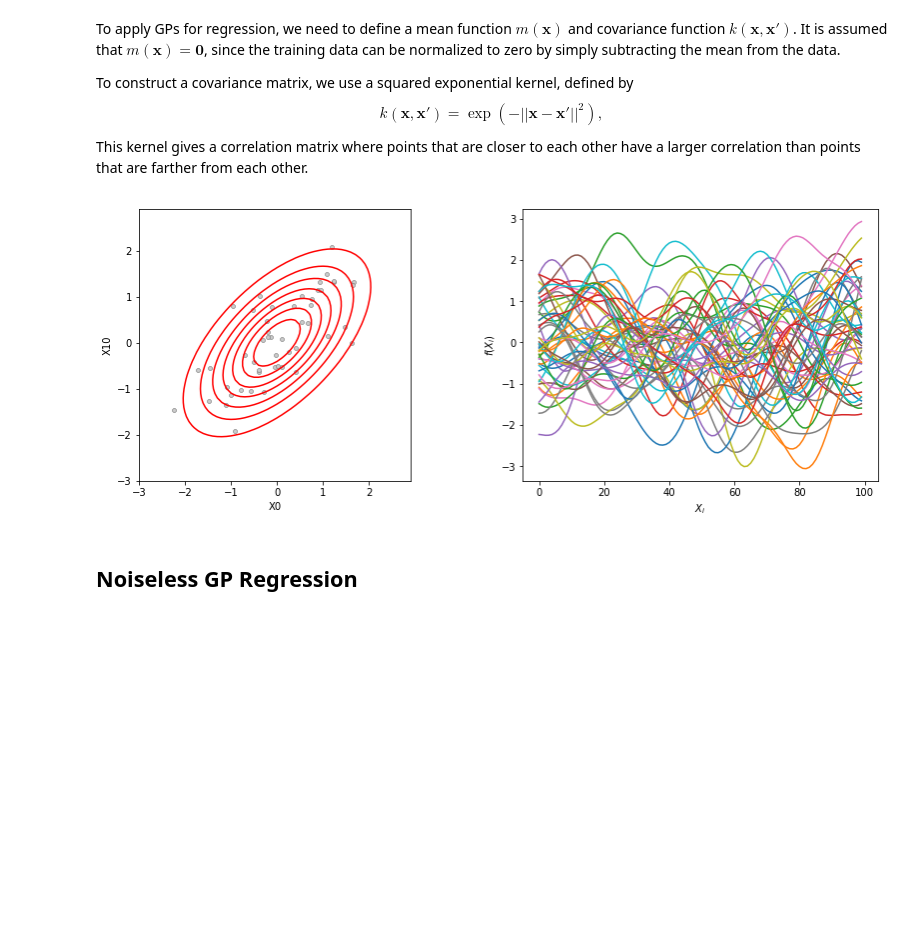
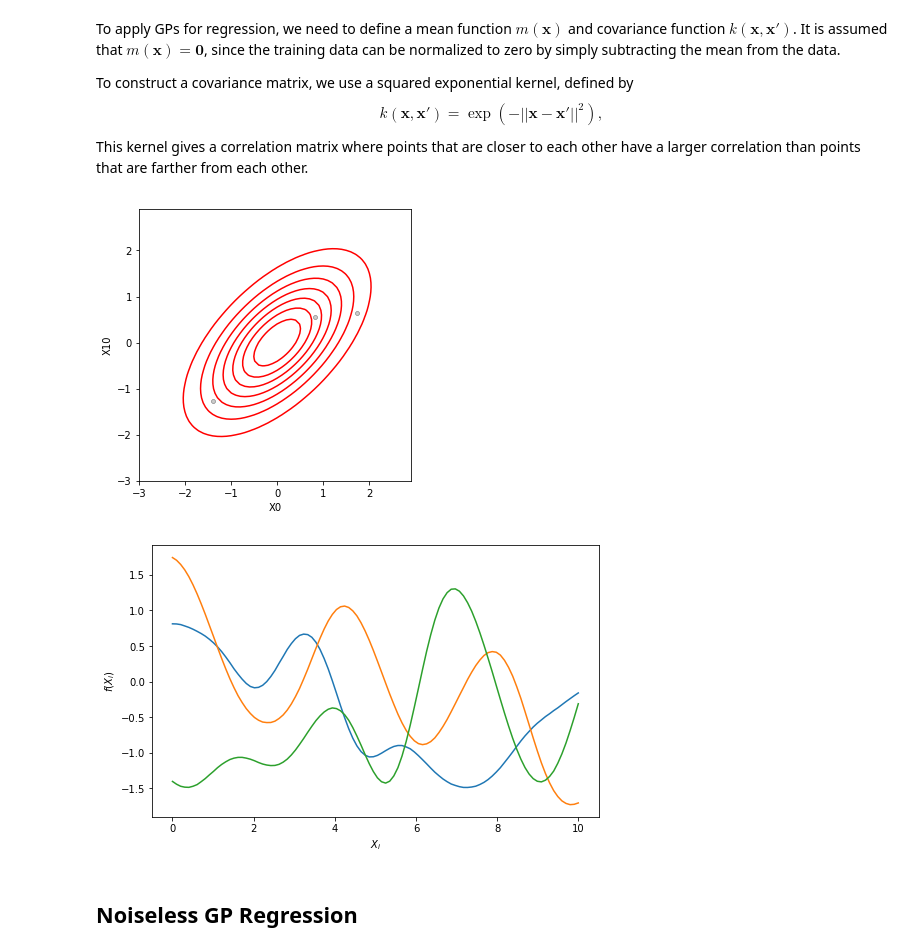
Before and after one commit to MegaYEye/gaussian_processes_tutorial, a Jupyter notebook: gp_code.ipynb, the cells around one changed output. Drawn from its saved outputs; the diff is of its cells as text; code cells hidden in the pictures; blank space fills up the shorter version.

```diff
--- a/gp_code.ipynb
+++ b/gp_code.ipynb
@@ -61,26 +75,27 @@ def plotProbLines(f, mu, covMat, d1=0, d2=2):
 # %%
 # construct test array specifying number of query points (dimension of joint Gaussian will be of nTest)
 nTest = 100
 xTest = np.linspace(0,10,nTest).reshape(-1,1)
 
 # calculate covariance matrix of joint Gaussian
-K = sqrExpKernel1(xTest, xTest)
+K = sqrExpKernel(xTest, xTest, 1.0, 1.0)
+
 # assume zero mean for each dim of joint Gaussian
 mu = np.zeros(nTest)
 
 # calculate Cholesky decomposition of covariance matrix
-sigYSqrd = 1e-6
-L = np.linalg.cholesky(K + sigYSqrd*np.eye(nTest))
+L = np.linalg.cholesky(K + 1e-6*np.eye(nTest))
 
 # sample points
-nSamples = 50
-samples = np.random.normal(size=(nTest, nSamples))
-f = mu.reshape(-1,1) + np.dot(L, samples)
+nSamples = 3
+fPrior = np.dot(L, np.random.normal(size=(nTest, nSamples)))
 
 # sample from joint distribution and plot
-fRandom = plotProbLines(f, mu, K, d1=0, d2=10)
+plot2DProb(fPrior, mu, K, d1=0, d2=10)
+plotFunc(sampleLinesX=xTest, sampleLines=fPrior)
 # %% [output]
-[figure, old version]
+[figure, new version]
+[figure, added]
 # %% [markdown]
 ## Noiseless GP Regression
 # %% [markdown]
```
Also changed, not shown: parts of 25 cells of this notebook, 1 other file.
